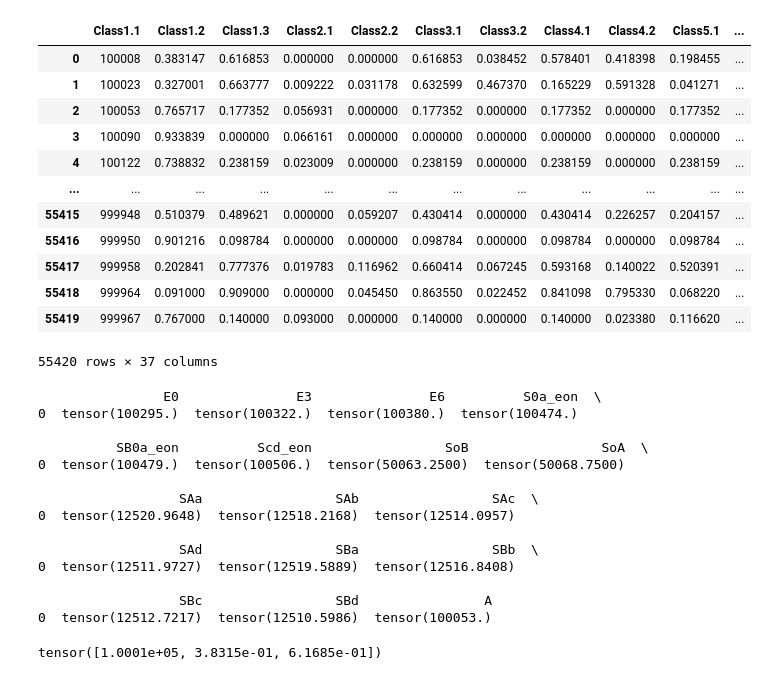
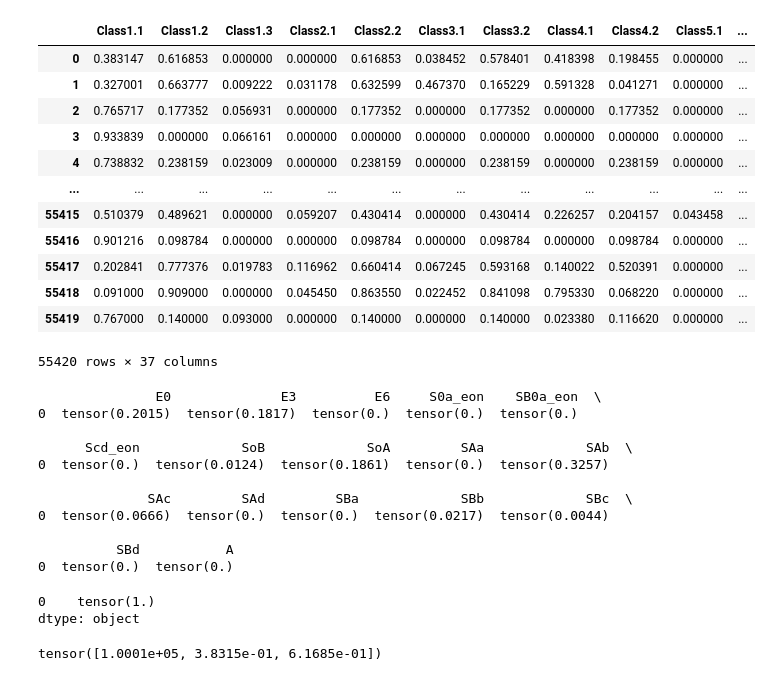
Before and after one commit to margherita-lera/GalaxyClassifier, a Jupyter notebook: mapper.ipynb, the cells around one changed output. Saved outputs shown, nothing was run; the diff lists cells and outputs as text; code cells hidden in the pictures.

```diff
--- a/mapper.ipynb
+++ b/mapper.ipynb
@@ -5,21 +5,21 @@ import torch
 # %%
 path = '../data/training/training_solutions_rev1.csv' #path è universale
 dataframe = pd.read_csv(path, sep=',')
-#df = dataframe.drop(columns='GalaxyID')
+df = dataframe.drop(columns='GalaxyID')
 df
 # %% [output]
 |  | Class1.1 | Class1.2 | Class1.3 | Class2.1 | Class2.2 | Class3.1 | Class3.2 | Class4.1 | Class4.2 | Class5.1 | ... |
-| 0 | 100008 | 0.383147 | 0.616853 | 0.000000 | 0.000000 | 0.616853 | 0.038452 | 0.578401 | 0.418398 | 0.198455 | ... |
-| 1 | 100023 | 0.327001 | 0.663777 | 0.009222 | 0.031178 | 0.632599 | 0.467370 | 0.165229 | 0.591328 | 0.041271 | ... |
-| 2 | 100053 | 0.765717 | 0.177352 | 0.056931 | 0.000000 | 0.177352 | 0.000000 | 0.177352 | 0.000000 | 0.177352 | ... |
-| 3 | 100090 | 0.933839 | 0.000000 | 0.066161 | 0.000000 | 0.000000 | 0.000000 | 0.000000 | 0.000000 | 0.000000 | ... |
-| 4 | 100122 | 0.738832 | 0.238159 | 0.023009 | 0.000000 | 0.238159 | 0.000000 | 0.238159 | 0.000000 | 0.238159 | ... |
+| 0 | 0.383147 | 0.616853 | 0.000000 | 0.000000 | 0.616853 | 0.038452 | 0.578401 | 0.418398 | 0.198455 | 0.000000 | ... |
+| 1 | 0.327001 | 0.663777 | 0.009222 | 0.031178 | 0.632599 | 0.467370 | 0.165229 | 0.591328 | 0.041271 | 0.000000 | ... |
+| 2 | 0.765717 | 0.177352 | 0.056931 | 0.000000 | 0.177352 | 0.000000 | 0.177352 | 0.000000 | 0.177352 | 0.000000 | ... |
+| 3 | 0.933839 | 0.000000 | 0.066161 | 0.000000 | 0.000000 | 0.000000 | 0.000000 | 0.000000 | 0.000000 | 0.000000 | ... |
+| 4 | 0.738832 | 0.238159 | 0.023009 | 0.000000 | 0.238159 | 0.000000 | 0.238159 | 0.000000 | 0.238159 | 0.000000 | ... |
 | ... | ... | ... | ... | ... | ... | ... | ... | ... | ... | ... | ... |
-| 55415 | 999948 | 0.510379 | 0.489621 | 0.000000 | 0.059207 | 0.430414 | 0.000000 | 0.430414 | 0.226257 | 0.204157 | ... |
-| 55416 | 999950 | 0.901216 | 0.098784 | 0.000000 | 0.000000 | 0.098784 | 0.000000 | 0.098784 | 0.000000 | 0.098784 | ... |
-| 55417 | 999958 | 0.202841 | 0.777376 | 0.019783 | 0.116962 | 0.660414 | 0.067245 | 0.593168 | 0.140022 | 0.520391 | ... |
-| 55418 | 999964 | 0.091000 | 0.909000 | 0.000000 | 0.045450 | 0.863550 | 0.022452 | 0.841098 | 0.795330 | 0.068220 | ... |
-| 55419 | 999967 | 0.767000 | 0.140000 | 0.093000 | 0.000000 | 0.140000 | 0.000000 | 0.140000 | 0.023380 | 0.116620 | ... |
+| 55415 | 0.510379 | 0.489621 | 0.000000 | 0.059207 | 0.430414 | 0.000000 | 0.430414 | 0.226257 | 0.204157 | 0.043458 | ... |
+| 55416 | 0.901216 | 0.098784 | 0.000000 | 0.000000 | 0.098784 | 0.000000 | 0.098784 | 0.000000 | 0.098784 | 0.000000 | ... |
+| 55417 | 0.202841 | 0.777376 | 0.019783 | 0.116962 | 0.660414 | 0.067245 | 0.593168 | 0.140022 | 0.520391 | 0.000000 | ... |
+| 55418 | 0.091000 | 0.909000 | 0.000000 | 0.045450 | 0.863550 | 0.022452 | 0.841098 | 0.795330 | 0.068220 | 0.000000 | ... |
+| 55419 | 0.767000 | 0.140000 | 0.093000 | 0.000000 | 0.140000 | 0.000000 | 0.140000 | 0.023380 | 0.116620 | 0.000000 | ... |
 55420 rows × 37 columns
 # %%
 def mapper(row,datafr=False):
@@ -175,23 +175,25 @@ def mappy(tensor,datafr=False):
 # %%
 df_tensor=torch.Tensor(df.values)
 # %%
-x=mappy(df_tensor[:,0],datafr=True)
+x=mappy(df_tensor[0],datafr=True)
 print(x)
 # %% [output]
-                E0               E3               E6          S0a_eon  \
-0  tensor(100295.)  tensor(100322.)  tensor(100380.)  tensor(100474.)
+               E0              E3          E6     S0a_eon    SB0a_eon  \
+0  tensor(0.2015)  tensor(0.1817)  tensor(0.)  tensor(0.)  tensor(0.)
 
-          SB0a_eon          Scd_eon                 SoB                 SoA  \
-0  tensor(100479.)  tensor(100506.)  tensor(50063.2500)  tensor(50068.7500)
+      Scd_eon             SoB             SoA         SAa             SAb  \
+0  tensor(0.)  tensor(0.0124)  tensor(0.1861)  tensor(0.)  tensor(0.3257)
 
-                  SAa                 SAb                 SAc  \
-0  tensor(12520.9648)  tensor(12518.2168)  tensor(12514.0957)
+              SAc         SAd         SBa             SBb             SBc  \
+0  tensor(0.0666)  tensor(0.)  tensor(0.)  tensor(0.0217)  tensor(0.0044)
 
-                  SAd                 SBa                 SBb  \
-0  tensor(12511.9727)  tensor(12519.5889)  tensor(12516.8408)
-
-                  SBc                 SBd                A
-0  tensor(12512.7217)  tensor(12510.5986)  tensor(100053.)
+          SBd           A
+0  tensor(0.)  tensor(0.)
+# %%
+print(x.sum(axis=1))
+# %% [output]
+0    tensor(1.)
+dtype: object
 # %%
 #x= mappy(df_tensor[0])
 class4_2=df_tensor[0][0:3]
```
Also changed, not shown: 2 other files.
